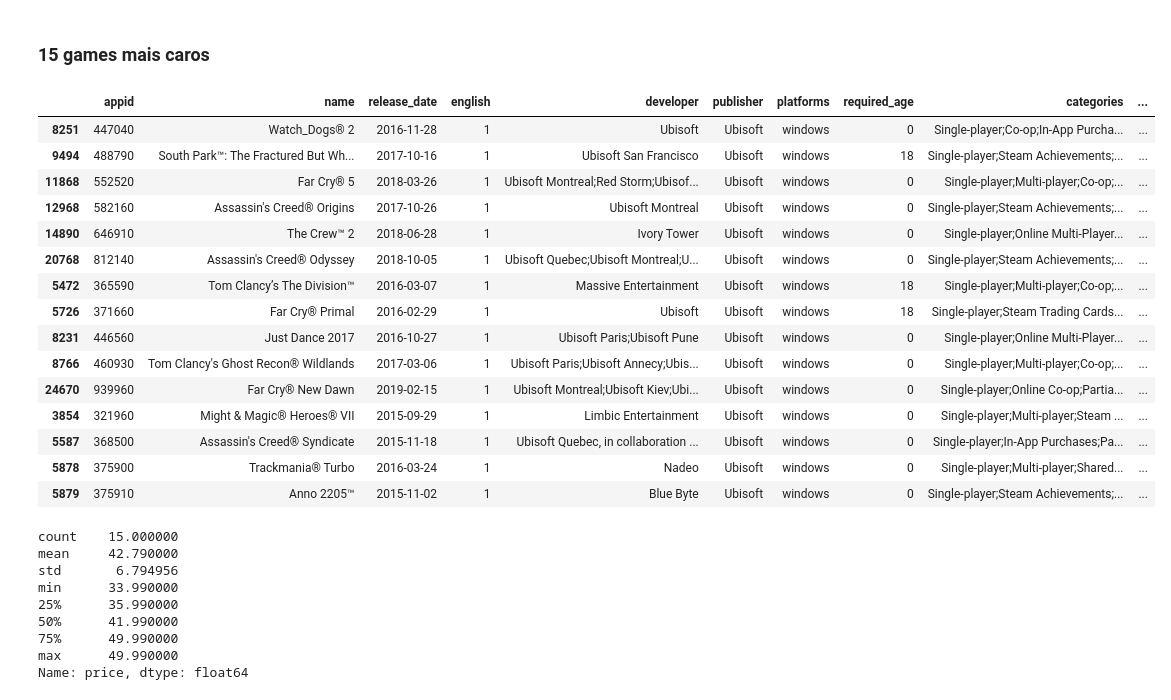
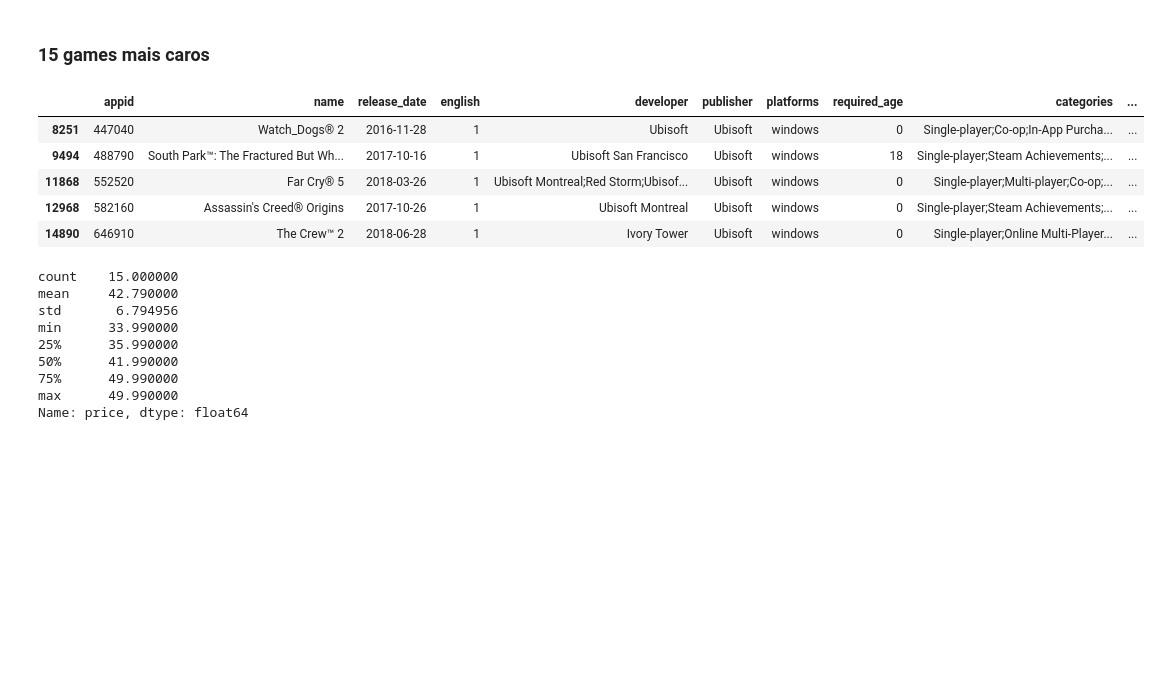
Before and after one commit to nickfsoares/Data_mining, a Jupyter notebook: 1_SteamStoreGames/SteamStoreGames.ipynb, the cells around one changed output. Saved outputs shown, nothing was run; the diff lists cells and outputs as text; code cells hidden in the pictures; blank space fills up the shorter version.

```diff
--- a/1_SteamStoreGames/SteamStoreGames.ipynb
+++ b/1_SteamStoreGames/SteamStoreGames.ipynb
@@ -375,24 +375,14 @@ sns.countplot(ubi.platforms)
 # %% [markdown]
 ### 15 games mais caros
 # %%
-ubi.nlargest(15, "price")
+ubi.nlargest(15, "price").head()
 # %% [output]
 |  | appid | name | release_date | english | developer | publisher | platforms | required_age | categories | ... |
 | 8251 | 447040 | Watch_Dogs® 2 | 2016-11-28 | 1 | Ubisoft | Ubisoft | windows | 0 | Single-player;Co-op;In-App Purcha... | ... |
 | 9494 | 488790 | South Park™: The Fractured But Wh... | 2017-10-16 | 1 | Ubisoft San Francisco | Ubisoft | windows | 18 | Single-player;Steam Achievements;... | ... |
 | 11868 | 552520 | Far Cry® 5 | 2018-03-26 | 1 | Ubisoft Montreal;Red Storm;Ubisof... | Ubisoft | windows | 0 | Single-player;Multi-player;Co-op;... | ... |
 | 12968 | 582160 | Assassin's Creed® Origins | 2017-10-26 | 1 | Ubisoft Montreal | Ubisoft | windows | 0 | Single-player;Steam Achievements;... | ... |
 | 14890 | 646910 | The Crew™ 2 | 2018-06-28 | 1 | Ivory Tower | Ubisoft | windows | 0 | Single-player;Online Multi-Player... | ... |
-| 20768 | 812140 | Assassin's Creed® Odyssey | 2018-10-05 | 1 | Ubisoft Quebec;Ubisoft Montreal;U... | Ubisoft | windows | 0 | Single-player;Steam Achievements;... | ... |
-| 5472 | 365590 | Tom Clancy’s The Division™ | 2016-03-07 | 1 | Massive Entertainment | Ubisoft | windows | 18 | Single-player;Multi-player;Co-op;... | ... |
-| 5726 | 371660 | Far Cry® Primal | 2016-02-29 | 1 | Ubisoft | Ubisoft | windows | 18 | Single-player;Steam Trading Cards... | ... |
-| 8231 | 446560 | Just Dance 2017 | 2016-10-27 | 1 | Ubisoft Paris;Ubisoft Pune | Ubisoft | windows | 0 | Single-player;Online Multi-Player... | ... |
-| 8766 | 460930 | Tom Clancy's Ghost Recon® Wildlands | 2017-03-06 | 1 | Ubisoft Paris;Ubisoft Annecy;Ubis... | Ubisoft | windows | 0 | Single-player;Multi-player;Co-op;... | ... |
-| 24670 | 939960 | Far Cry® New Dawn | 2019-02-15 | 1 | Ubisoft Montreal;Ubisoft Kiev;Ubi... | Ubisoft | windows | 0 | Single-player;Online Co-op;Partia... | ... |
-| 3854 | 321960 | Might & Magic® Heroes® VII | 2015-09-29 | 1 | Limbic Entertainment | Ubisoft | windows | 0 | Single-player;Multi-player;Steam ... | ... |
-| 5587 | 368500 | Assassin's Creed® Syndicate | 2015-11-18 | 1 | Ubisoft Quebec, in collaboration ... | Ubisoft | windows | 0 | Single-player;In-App Purchases;Pa... | ... |
-| 5878 | 375900 | Trackmania® Turbo | 2016-03-24 | 1 | Nadeo | Ubisoft | windows | 0 | Single-player;Multi-player;Shared... | ... |
-| 5879 | 375910 | Anno 2205™ | 2015-11-02 | 1 | Blue Byte | Ubisoft | windows | 0 | Single-player;Steam Achievements;... | ... |
 # %%
 ubi.nlargest(15, "price").price.describe()
 # %% [output]
```
Also changed, not shown: parts of 10 cells of this notebook.
